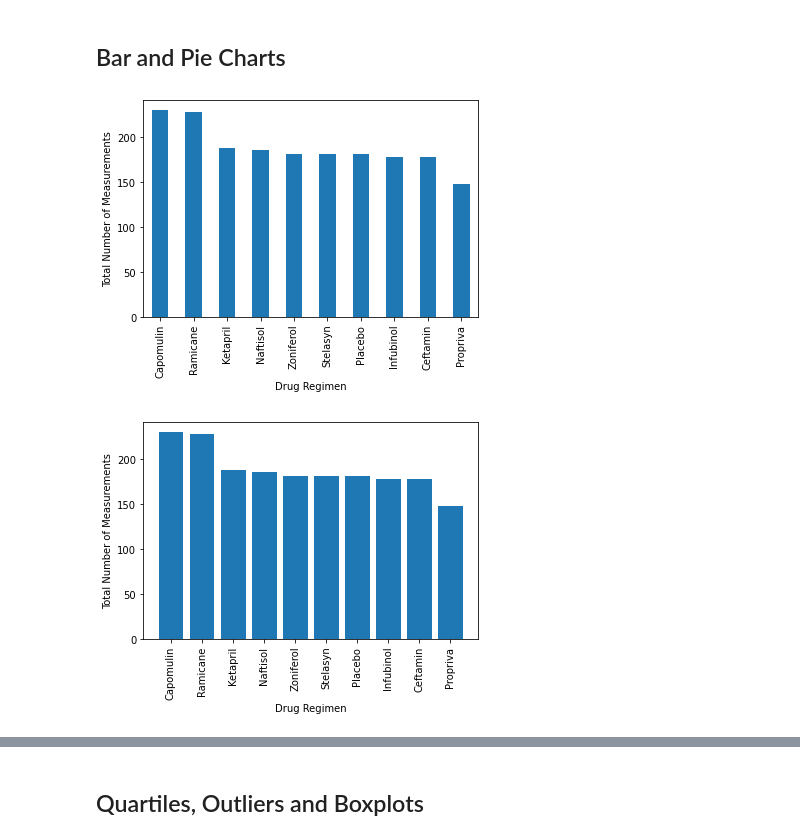
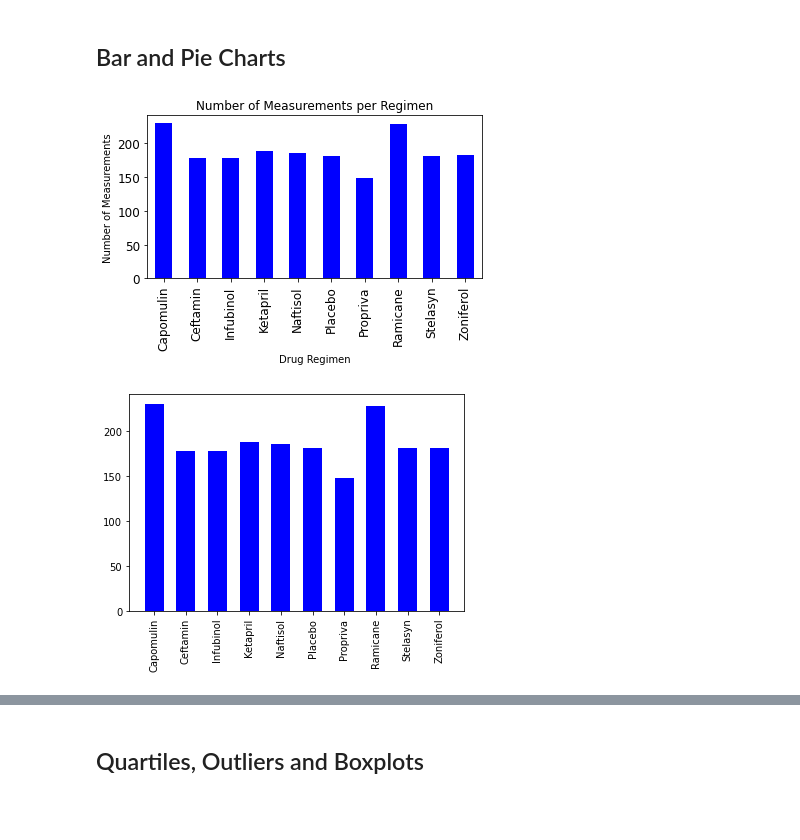
Before and after one commit to Slainte91/pyPharm_challenge, a Jupyter notebook: Pymaceuticals.ipynb, the cells around one changed output, grey strips where cells are left out. Saved outputs shown, nothing was run; the diff lists cells and outputs as text; code cells hidden in the pictures; blank space fills up the shorter version.

Commit message:
finished bar and pie charts

```diff
--- a/Pymaceuticals.ipynb
+++ b/Pymaceuticals.ipynb
@@ -144,9 +144,22 @@ reg_df
 ## Bar and Pie Charts
 # %%
 # Generate a bar plot showing the total number of measurements taken on each drug regimen using pandas.
+count_array = grouped_reg.count()["Mouse ID"]
+
+countdf = pd.DataFrame({
+    "Number of Measurements": count_array
+})
+plot_pd = countdf.plot.bar(figsize=(6,3), color='b',fontsize = 12, ylabel = "Number of Measurements",
+                           title = "Number of Measurements per Regimen", legend = False)
 # %% [output]
-[figure, old version]
+[figure, new version]
 # %%
 # Generate a bar plot showing the total number of measurements taken on each drug regimen using using pyplot.
+#used https://stackoverflow.com/questions/28844535/python-pandas-groupby-get-list-of-groups
+#also used https://stackabuse.com/rotate-axis-labels-in-matplotlib/
+regimens = grouped_reg.groups.keys()
+plt.bar(regimens, count_array, color='b', width = 0.6, align="center")
+plt.xticks(rotation = 90)
+plt.show()
 # %% [output]
-[figure, old version]
+[figure, new version]
```
Also changed, not shown: parts of 4 cells of this notebook.
